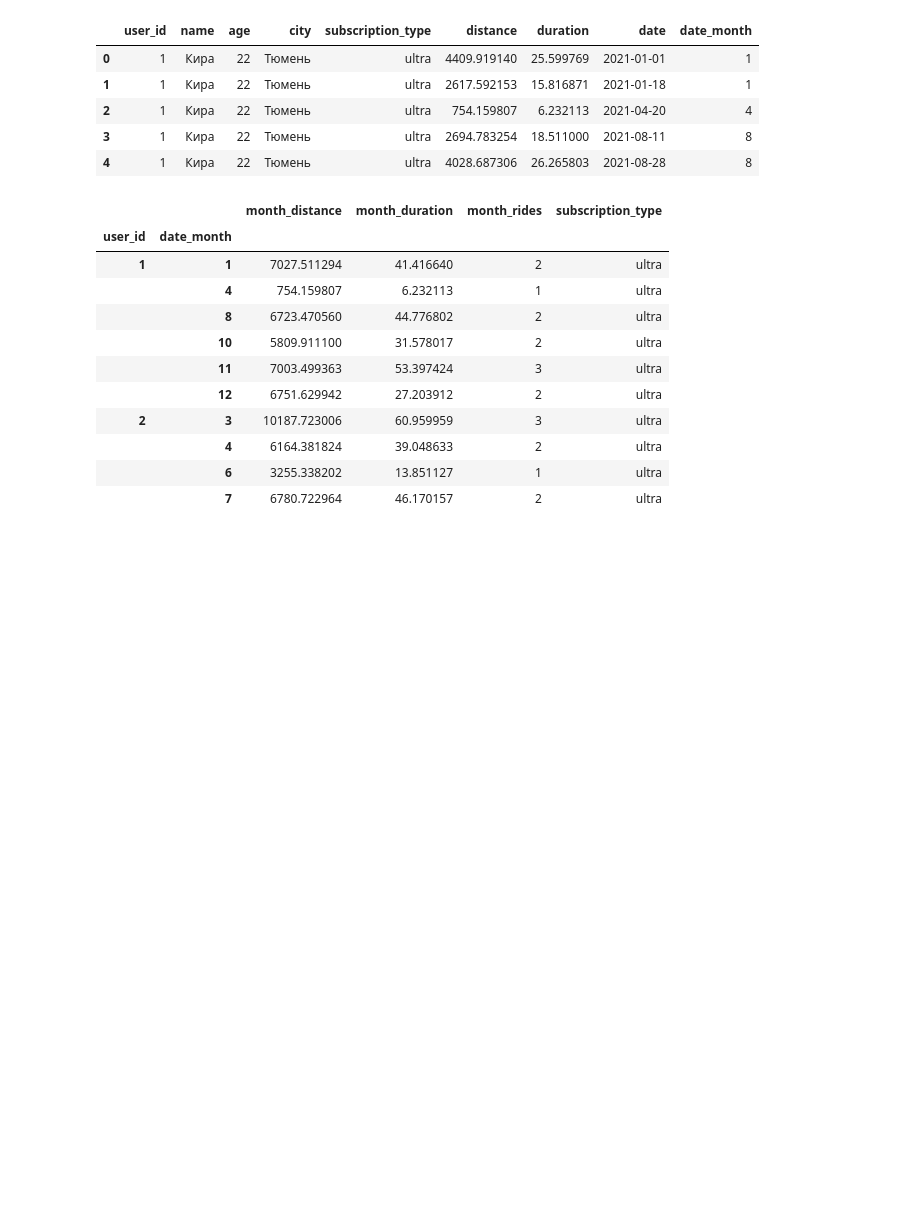
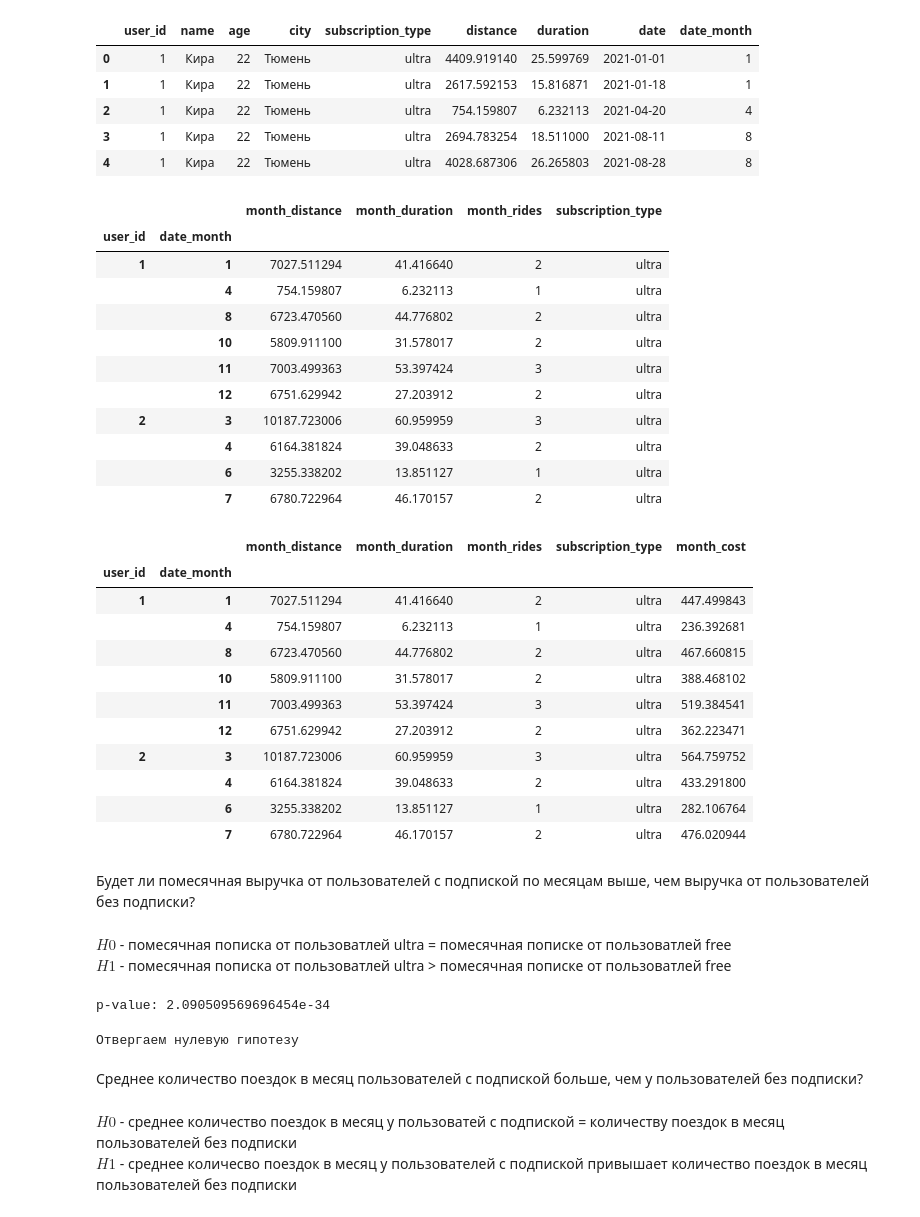
Before and after one commit to DrozhzhinD/lastbull, a Jupyter notebook: tt/t_test.ipynb, the cells around one changed output. Saved outputs shown, nothing was run; the diff lists cells and outputs as text; code cells hidden in the pictures; blank space fills up the shorter version.

```diff
--- a/tt/t_test.ipynb
+++ b/tt/t_test.ipynb
@@ -111,3 +112,51 @@ users_pivot.head(10)
 |  | 4 | 6164.381824 | 39.048633 | 2 | ultra |
 |  | 6 | 3255.338202 | 13.851127 | 1 | ultra |
 |  | 7 | 6780.722964 | 46.170157 | 2 | ultra |
+# %%
+def calculate_month_cost(row):
+    if row['subscription_type'] == 'ultra':
+        return 199 + (6 * row['month_duration'])
+    else:
+        return 50 * row['month_rides'] + (8 * row['month_duration'])
+
+users_pivot['month_cost'] = users_pivot.apply(calculate_month_cost, axis=1)
+users_pivot.head(10)
+# %% [output]
+|  |  | month_distance | month_duration | month_rides | subscription_type | month_cost |
+| user_id | date_month |  |  |  |  |  |
+| 1 | 1 | 7027.511294 | 41.416640 | 2 | ultra | 447.499843 |
+|  | 4 | 754.159807 | 6.232113 | 1 | ultra | 236.392681 |
+|  | 8 | 6723.470560 | 44.776802 | 2 | ultra | 467.660815 |
+|  | 10 | 5809.911100 | 31.578017 | 2 | ultra | 388.468102 |
+|  | 11 | 7003.499363 | 53.397424 | 3 | ultra | 519.384541 |
+|  | 12 | 6751.629942 | 27.203912 | 2 | ultra | 362.223471 |
+| 2 | 3 | 10187.723006 | 60.959959 | 3 | ultra | 564.759752 |
+|  | 4 | 6164.381824 | 39.048633 | 2 | ultra | 433.291800 |
+|  | 6 | 3255.338202 | 13.851127 | 1 | ultra | 282.106764 |
+|  | 7 | 6780.722964 | 46.170157 | 2 | ultra | 476.020944 |
+# %% [markdown]
+Будет ли помесячная выручка от пользователей с подпиской по месяцам выше, чем выручка от пользователей без подписки?
+# %% [markdown]
+$H0$ - помесячная пописка от пользоватлей ultra = помесячная пописке от пользоватлей free \
+$H1$ - помесячная пописка от пользоватлей ultra > помесячная пописке от пользоватлей free
+# %%
+alpha = 0.05
+ultra_month_cost = users_pivot[users_pivot['subscription_type'] == 'ultra']['month_cost']
+free_month_cost = users_pivot[users_pivot['subscription_type'] == 'free']['month_cost']
+
+result = st.ttest_ind(ultra_month_cost, free_month_cost, alternative = 'greater')
+
+print(f'p-value: {result.pvalue}')
+
+if result.pvalue < alpha:
+    print('Отвергаем нулевую гипотезу')
+else:
+    print('Нет оснований отвергнуть нулевую гипотезу')
+# %% [output]
+p-value: 2.090509569696454e-34
+Отвергаем нулевую гипотезу
+# %% [markdown]
+Среднее количество поездок в месяц пользователей с подпиской больше, чем у пользователей без подписки?
+# %% [markdown]
+$H0$ - среднее количество поездок в месяц у пользоватей с подпиской = количеству поездок в месяц пользователей без подписки \
+$H1$ - среднее количесво поездок в месяц у пользователей с подпиской привышает количество поездок в месяц пользователей без подписки
```
Also changed, not shown: parts of 1 cell of this notebook, 1 other file.
